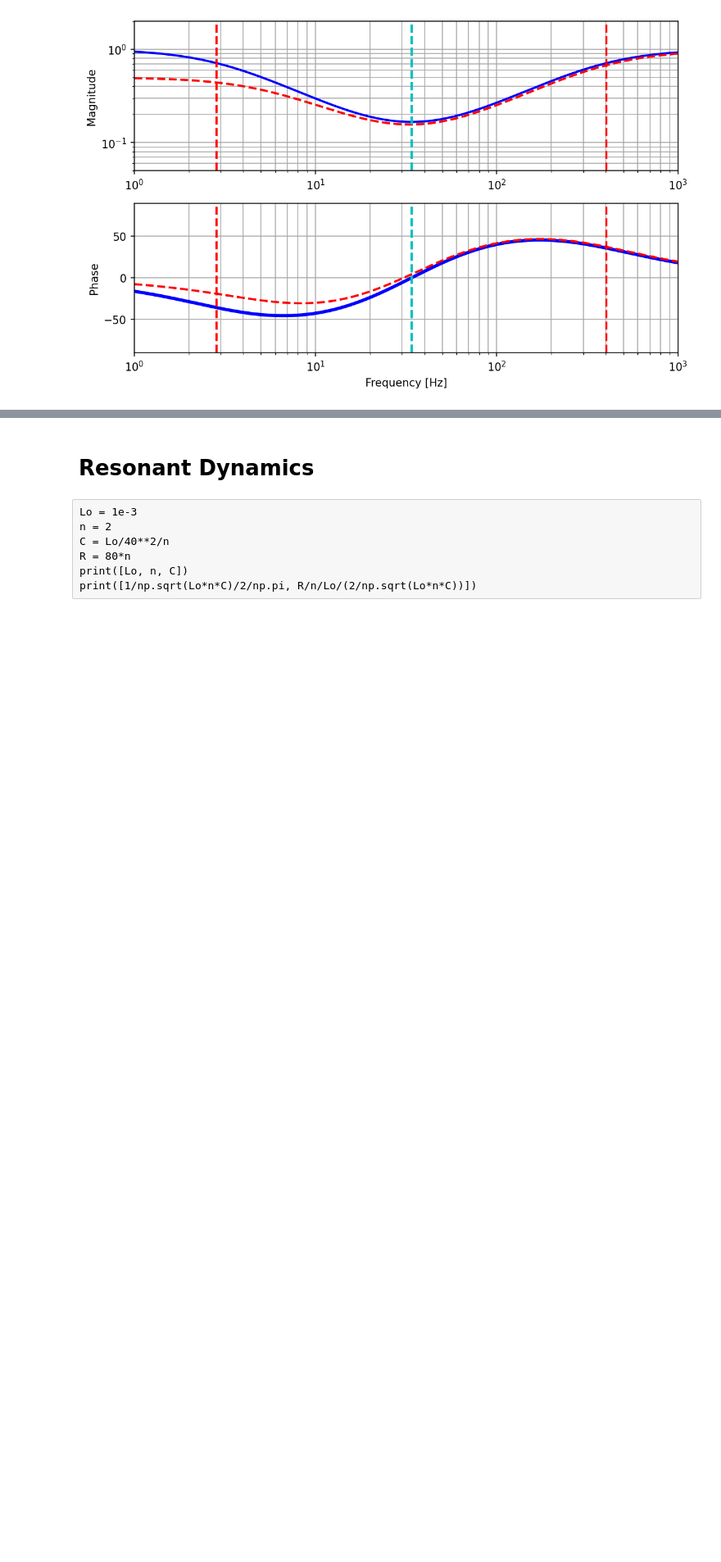
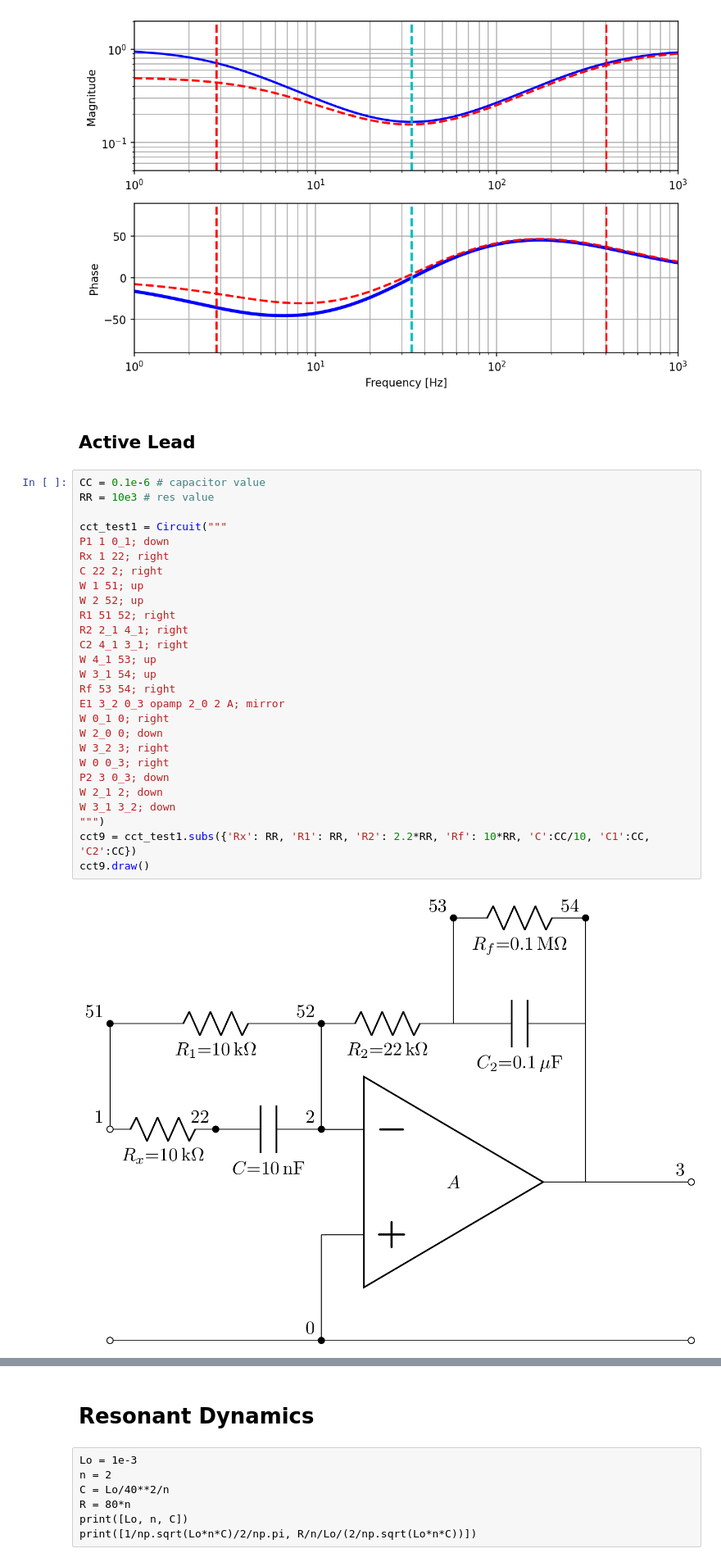
Before and after one commit to mit-acl/16_06_Class, a Jupyter notebook: 16_06_T13_Analog_Networks.ipynb, the cells around one changed output, grey strips where cells are left out. Shown at 82% size. Saved outputs shown, nothing was run; the diff lists cells and outputs as text; blank space fills up the shorter version.

```diff
--- a/16_06_T13_Analog_Networks.ipynb
+++ b/16_06_T13_Analog_Networks.ipynb
@@ -231,3 +230,34 @@ ax[1].grid(True, which="both", ls="-",color='0.65')
 savefig('figs/Analog_Lag_Lead_with_data.pdf',dpi=600)
 # %% [output]
 [figure]
+# %% [markdown]
+## Active Lead
+# %%
+CC = 0.1e-6 # capacitor value
+RR = 10e3 # res value
+
+cct_test1 = Circuit("""
+P1 1 0_1; down
+Rx 1 22; right
+C 22 2; right
+W 1 51; up
+W 2 52; up
+R1 51 52; right
+R2 2_1 4_1; right
+C2 4_1 3_1; right
+W 4_1 53; up
+W 3_1 54; up
+Rf 53 54; right
+E1 3_2 0_3 opamp 2_0 2 A; mirror
+W 0_1 0; right
+W 2_0 0; down
+W 3_2 3; right
+W 0 0_3; right
+P2 3 0_3; down
+W 2_1 2; down
+W 3_1 3_2; down
+""")
+cct9 = cct_test1.subs({'Rx': RR, 'R1': RR, 'R2': 2.2*RR, 'Rf': 10*RR, 'C':CC/10, 'C1':CC, 'C2':CC})
+cct9.draw()
+# %% [output]
+[figure, added]
```
Also changed, not shown: parts of 5 cells of this notebook.
